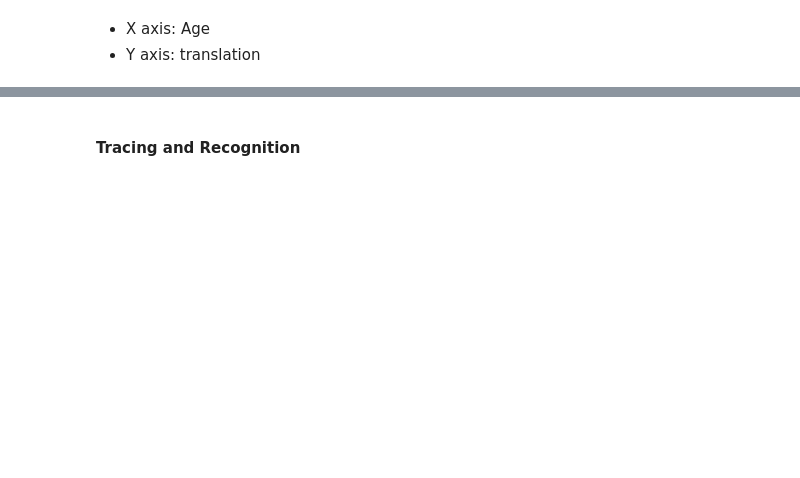
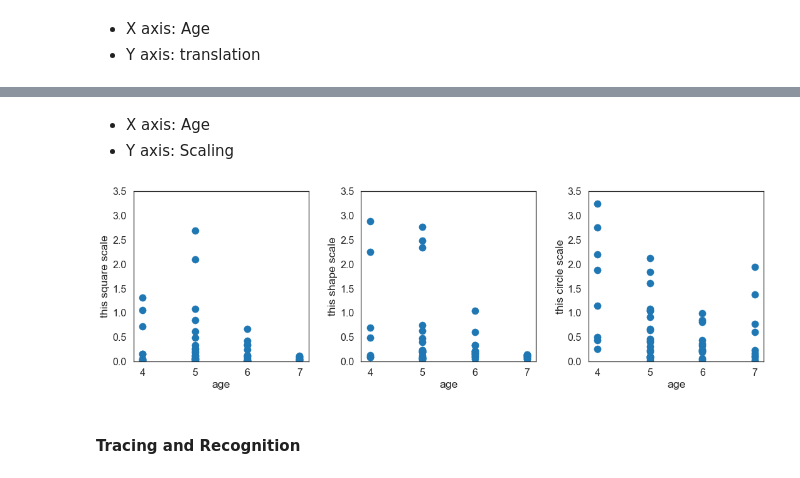
Before and after one commit to Renata1995/shapedraw, a Jupyter notebook: analysis/tracing/square_reg.ipynb, the cells around one changed output, grey strips where cells are left out. Cells and saved outputs as stored; diff of their text form; code cells hidden in the pictures; blank space fills up the shorter version.

Commit message:
add scaling

```diff
--- a/analysis/tracing/square_reg.ipynb
+++ b/analysis/tracing/square_reg.ipynb
@@ -229,3 +234,26 @@ for ti, t in enumerate(tracing):
+# %% [markdown]
+- X axis: Age
+- Y axis: Scaling
+# %%
+plt.figure(figsize=(18,5))
+plt.subplots_adjust(wspace=0.3)
+
+for ti, t in enumerate(tracing):
+    age = []
+    mse_list = []
+    current_trace = data.loc[(data['tracing_item'] == t)]
+
+    for index, row in current_trace.iterrows():
+        age.append(row['age'])
+        mse_list.append(row['scale'])
+
+    plt.subplot(1,3,ti+1)
+    h = plt.scatter(age, mse_list)
+    plt.ylabel(t +' scale')
+    plt.xlabel('age')
+    plt.ylim((0, 3.5))
+# %% [output]
+[figure, added]
 # %% [markdown]
 #### Tracing and Recognition
 # %%
```
Also changed, not shown: parts of 9 cells of this notebook, 3 other files.
